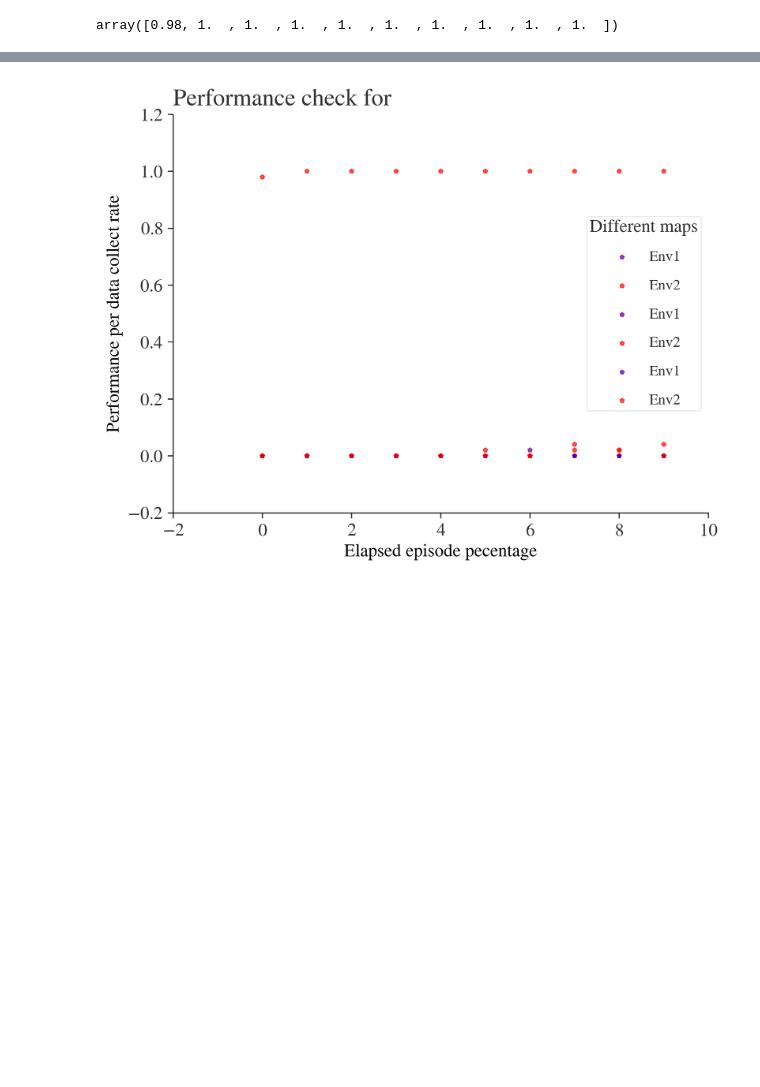
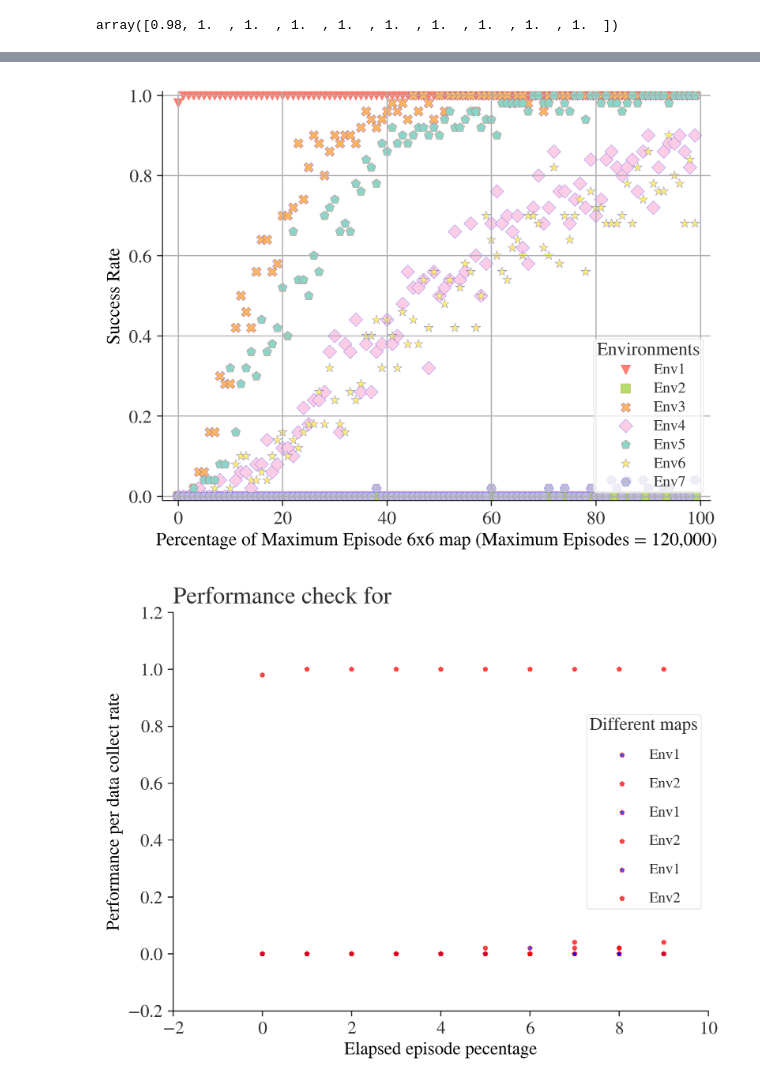
Before and after one commit to amirhnourian/Open_AI_Frozenlake, a Jupyter notebook: 5x5_map.ipynb, the cells around one changed output, grey strips where cells are left out. Cells and saved outputs as stored; diff of their text form; code cells hidden in the pictures; blank space fills up the shorter version.

```diff
--- a/5x5_map.ipynb
+++ b/5x5_map.ipynb
@@ -911,3 +871,92 @@ plt.show()
+# %%
+import matplotlib.pyplot as plt
+import matplotlib as mpl
+import numpy as np
+import csv
+
+
+fig, ax = plt.subplots()
+
+plt.style.use('plot_style.txt')
+data_points = 100
+data_points_array = np.array(list(range(0,int(data_points))))
+
+success_list_1 = []
+success_list_2 = []
+success_list_3 = []
+success_list_4 = []
+success_list_5 = []
+success_list_6 = []
+success_list_7 = []
+
+#  results for 5x5 map
+success_list_1 = [0.98,1.0,1.0,1.0,1.0,1.0,1.0,1.0,1.0,1.0,1.0,1.0,1.0,1.0,1.0,1.0,1.0,1.0,1.0,1.0,1.0,1.0,1.0,1.0,1.0,1.0,1.0,1.0,1.0,1.0,1.0,1.0,1.0,1.0,1.0,1.0,1.0,1.0,1.0,1.0,1.0,1.0,1.0,1.0,1.0,1.0,1.0,1.0,1.0,1.0,1.0,1.0,1.0,1.0,1.0,1.0,1.0,1.0,1.0,1.0,1.0,1.0,1.0,1.0,1.0,1.0,1.0,1.0,1.0,1.0,1.0,1.0,1.0,1.0,1.0,1.0,1.0,1.0,1.0,1.0,1.0,1.0,1.0,1.0,1.0,1.0,1.0,1.0,1.0,1.0,1.0,1.0,1.0,1.0,1.0,1.0,1.0,1.0,1.0,1.0
+]
+success_list_2 = [0.0,0.0,0.0,0.0,0.0,0.0,0.0,0.0,0.0,0.0,0.0,0.0,0.0,0.0,0.0,0.0,0.0,0.0,0.0,0.0,0.0,0.0,0.0,0.0,0.0,0.0,0.0,0.0,0.0,0.0,0.0,0.0,0.0,0.0,0.0,0.0,0.0,0.0,0.0,0.0,0.0,0.0,0.0,0.0,0.0,0.0,0.0,0.0,0.0,0.0,0.0,0.0,0.0,0.0,0.0,0.0,0.0,0.0,0.0,0.0,0.0,0.0,0.0,0.0,0.0,0.0,0.0,0.0,0.0,0.0,0.0,0.0,0.0,0.0,0.0,0.0,0.0,0.0,0.0,0.0,0.0,0.0,0.0,0.0,0.0,0.0,0.0,0.0,0.0,0.0,0.0,0.0,0.0,0.0,0.0,0.0,0.0,0.0,0.0,0.0
+]
+success_list_3 = [0.2,0.7,0.94,0.98,0.98,1.0,1.0,1.0,1.0,1.0,1.0,1.0,1.0,1.0,1.0,1.0,1.0,1.0,1.0,1.0,1.0,1.0,1.0,1.0,1.0,1.0,1.0,1.0,1.0,1.0,1.0,1.0,1.0,1.0,1.0,1.0,1.0,1.0,1.0,1.0,1.0,1.0,1.0,1.0,1.0,1.0,1.0,1.0,1.0,1.0,1.0,1.0,1.0,1.0,1.0,1.0,1.0,1.0,1.0,1.0,1.0,1.0,1.0,1.0,1.0,1.0,1.0,1.0,1.0,1.0,1.0,1.0,1.0,1.0,1.0,1.0,1.0,1.0,1.0,1.0,1.0,1.0,1.0,1.0,1.0,1.0,1.0,1.0,1.0,1.0,1.0,1.0,1.0,1.0,1.0,1.0,1.0,1.0,1.0,1.0
+]
+success_list_4 = [0.02,0.24,0.38,0.52,0.58,0.8,0.76,0.78,0.84,0.96,0.88,0.98,0.98,1.0,1.0,0.98,1.0,0.96,0.98,1.0,1.0,1.0,1.0,1.0,1.0,1.0,1.0,0.98,1.0,1.0,1.0,1.0,1.0,1.0,1.0,1.0,1.0,1.0,1.0,1.0,1.0,1.0,1.0,1.0,1.0,1.0,1.0,1.0,1.0,1.0,1.0,1.0,1.0,1.0,1.0,1.0,1.0,1.0,1.0,1.0,1.0,1.0,1.0,1.0,1.0,1.0,1.0,1.0,1.0,1.0,1.0,1.0,1.0,1.0,1.0,1.0,1.0,1.0,1.0,1.0,1.0,1.0,1.0,1.0,1.0,1.0,1.0,1.0,1.0,1.0,1.0,1.0,1.0,1.0,1.0,1.0,1.0,1.0,1.0,1.0
+]
+success_list_5 = [0.0,0.14,0.38,0.5,0.62,0.72,0.86,0.8,0.9,0.96,0.98,0.94,0.94,1.0,0.96,1.0,0.98,1.0,1.0,1.0,1.0,1.0,1.0,1.0,1.0,1.0,1.0,1.0,1.0,1.0,1.0,1.0,1.0,1.0,1.0,1.0,1.0,1.0,1.0,1.0,1.0,1.0,1.0,1.0,1.0,1.0,1.0,1.0,1.0,1.0,1.0,1.0,1.0,1.0,1.0,1.0,1.0,1.0,1.0,1.0,1.0,1.0,1.0,1.0,1.0,1.0,1.0,1.0,1.0,1.0,1.0,1.0,1.0,1.0,1.0,1.0,1.0,1.0,1.0,1.0,1.0,1.0,1.0,1.0,1.0,1.0,1.0,1.0,1.0,1.0,1.0,1.0,1.0,1.0,1.0,1.0,1.0,1.0,1.0,1.0
+]
+success_list_6 = [0.02,0.06,0.08,0.16,0.24,0.42,0.42,0.44,0.64,0.72,0.68,0.82,0.76,0.74,0.82,0.78,0.86,0.84,0.88,0.86,0.92,0.94,0.94,0.9,0.96,0.94,0.92,1.0,0.98,0.98,1.0,1.0,0.9,0.94,0.96,0.98,1.0,1.0,1.0,0.98,1.0,1.0,1.0,0.98,1.0,1.0,1.0,1.0,1.0,1.0,1.0,0.98,1.0,1.0,1.0,1.0,1.0,1.0,1.0,1.0,1.0,1.0,1.0,1.0,1.0,1.0,1.0,1.0,1.0,1.0,1.0,1.0,1.0,1.0,1.0,1.0,1.0,1.0,1.0,1.0,1.0,1.0,1.0,1.0,1.0,1.0,1.0,1.0,1.0,1.0,1.0,1.0,1.0,1.0,1.0,1.0,1.0,1.0,1.0,1.0
+]
+success_list_7 = [0.0,0.0,0.0,0.0,0.02,0.0,0.0,0.02,0.02,0.02,0.02,0.04,0.04,0.02,0.08,0.1,0.1,0.14,0.12,0.04,0.08,0.12,0.1,0.14,0.16,0.08,0.22,0.24,0.22,0.2,0.22,0.28,0.24,0.2,0.42,0.3,0.22,0.38,0.44,0.38,0.28,0.36,0.4,0.5,0.44,0.36,0.3,0.4,0.36,0.48,0.48,0.36,0.46,0.42,0.7,0.5,0.44,0.56,0.44,0.66,0.64,0.58,0.62,0.62,0.56,0.62,0.6,0.5,0.6,0.64,0.62,0.5,0.64,0.54,0.6,0.62,0.72,0.62,0.64,0.56,0.74,0.62,0.8,0.78,0.68,0.7,0.68,0.72,0.64,0.74,0.72,0.74,0.72,0.68,0.8,0.78,0.78,0.68,0.82,0.76
+]
+# results for 4x4 map
+success_list_1 = [0.98,1.0,1.0,1.0,1.0,1.0,1.0,1.0,1.0,1.0,1.0,1.0,1.0,1.0,1.0,1.0,1.0,1.0,1.0,1.0,1.0,1.0,1.0,1.0,1.0,1.0,1.0,1.0,1.0,1.0,1.0,1.0,1.0,1.0,1.0,1.0,1.0,1.0,1.0,1.0,1.0,1.0,1.0,1.0,1.0,1.0,1.0,1.0,1.0,1.0,1.0,1.0,1.0,1.0,1.0,1.0,1.0,1.0,1.0,1.0,1.0,1.0,1.0,1.0,1.0,1.0,1.0,1.0,1.0,1.0,1.0,1.0,1.0,1.0,1.0,1.0,1.0,1.0,1.0,1.0,1.0,1.0,1.0,1.0,1.0,1.0,1.0,1.0,1.0,1.0,1.0,1.0,1.0,1.0,1.0,1.0,1.0,1.0,1.0,1.0
+]
+success_list_2 = [0.6,0.96,1.0,1.0,1.0,1.0,1.0,1.0,1.0,1.0,1.0,1.0,1.0,1.0,1.0,1.0,1.0,1.0,1.0,1.0,1.0,1.0,1.0,1.0,1.0,1.0,1.0,1.0,1.0,1.0,1.0,1.0,1.0,1.0,1.0,1.0,1.0,1.0,1.0,1.0,1.0,1.0,1.0,1.0,1.0,1.0,1.0,1.0,1.0,1.0,1.0,1.0,1.0,1.0,1.0,1.0,1.0,1.0,1.0,1.0,1.0,1.0,1.0,1.0,1.0,1.0,1.0,1.0,1.0,1.0,1.0,1.0,1.0,1.0,1.0,1.0,1.0,1.0,1.0,1.0,1.0,1.0,1.0,1.0,1.0,1.0,1.0,1.0,1.0,1.0,1.0,1.0,1.0,1.0,1.0,1.0,1.0,1.0,1.0,1.0
+]
+success_list_3 = [0.6,0.96,1.0,1.0,1.0,1.0,1.0,1.0,1.0,1.0,1.0,1.0,1.0,1.0,1.0,1.0,1.0,1.0,1.0,1.0,1.0,1.0,1.0,1.0,1.0,1.0,1.0,1.0,1.0,1.0,1.0,1.0,1.0,1.0,1.0,1.0,1.0,1.0,1.0,1.0,1.0,1.0,1.0,1.0,1.0,1.0,1.0,1.0,1.0,1.0,1.0,1.0,1.0,1.0,1.0,1.0,1.0,1.0,1.0,1.0,1.0,1.0,1.0,1.0,1.0,1.0,1.0,1.0,1.0,1.0,1.0,1.0,1.0,1.0,1.0,1.0,1.0,1.0,1.0,1.0,1.0,1.0,1.0,1.0,1.0,1.0,1.0,1.0,1.0,1.0,1.0,1.0,1.0,1.0,1.0,1.0,1.0,1.0,1.0,1.0
+]
+success_list_4 = [0.08,0.34,0.56,0.68,0.76,0.88,0.94,0.94,0.96,0.98,1.0,1.0,1.0,1.0,1.0,1.0,1.0,1.0,0.98,1.0,1.0,1.0,1.0,1.0,1.0,1.0,1.0,1.0,1.0,1.0,1.0,1.0,1.0,1.0,1.0,1.0,1.0,1.0,1.0,1.0,1.0,1.0,1.0,1.0,1.0,1.0,1.0,1.0,1.0,1.0,1.0,1.0,1.0,1.0,1.0,1.0,1.0,1.0,1.0,1.0,1.0,1.0,1.0,1.0,1.0,1.0,1.0,1.0,1.0,1.0,1.0,1.0,1.0,1.0,1.0,1.0,1.0,1.0,1.0,1.0,1.0,1.0,1.0,1.0,1.0,1.0,1.0,1.0,1.0,1.0,1.0,1.0,1.0,1.0,1.0,1.0,1.0,1.0,1.0,1.0
+]
+success_list_5 = [0.32,0.9,0.98,0.98,1.0,1.0,1.0,1.0,1.0,1.0,1.0,1.0,1.0,1.0,1.0,1.0,1.0,1.0,1.0,1.0,1.0,1.0,1.0,1.0,1.0,1.0,1.0,1.0,1.0,1.0,1.0,1.0,1.0,1.0,1.0,1.0,1.0,1.0,1.0,1.0,1.0,1.0,1.0,1.0,1.0,1.0,1.0,1.0,1.0,1.0,1.0,1.0,1.0,1.0,1.0,1.0,1.0,1.0,1.0,1.0,1.0,1.0,1.0,1.0,1.0,1.0,1.0,1.0,1.0,1.0,1.0,1.0,1.0,1.0,1.0,1.0,1.0,1.0,1.0,1.0,1.0,1.0,1.0,1.0,1.0,1.0,1.0,1.0,1.0,1.0,1.0,1.0,1.0,1.0,1.0,1.0,1.0,1.0,1.0,1.0
+]
+success_list_6 = [0.06,0.32,0.44,0.64,0.78,0.82,0.9,0.92,0.96,0.94,0.96,0.96,0.98,0.98,1.0,1.0,1.0,1.0,1.0,0.98,1.0,1.0,1.0,1.0,1.0,1.0,1.0,1.0,1.0,1.0,1.0,1.0,1.0,1.0,1.0,1.0,1.0,1.0,1.0,1.0,1.0,1.0,1.0,1.0,1.0,1.0,1.0,1.0,1.0,1.0,1.0,1.0,1.0,1.0,1.0,1.0,1.0,1.0,1.0,1.0,1.0,1.0,1.0,1.0,1.0,1.0,1.0,1.0,1.0,1.0,1.0,1.0,1.0,1.0,1.0,1.0,1.0,1.0,1.0,1.0,1.0,1.0,1.0,1.0,1.0,1.0,1.0,1.0,1.0,1.0,1.0,1.0,1.0,1.0,1.0,1.0,1.0,1.0,1.0,1.0
+]
+success_list_7 = [0.0,0.0,0.06,0.06,0.12,0.2,0.18,0.2,0.3,0.38,0.38,0.48,0.46,0.66,0.7,0.56,0.66,0.76,0.78,0.8,0.8,0.84,0.72,0.76,0.8,0.82,0.78,0.9,0.9,0.84,0.88,0.9,0.9,0.92,0.94,0.94,0.94,0.94,0.96,0.96,0.94,0.98,0.94,0.94,0.98,0.98,0.96,0.98,0.98,0.98,1.0,0.98,0.96,0.98,0.98,0.98,0.98,0.98,0.98,1.0,1.0,1.0,1.0,1.0,1.0,1.0,1.0,1.0,1.0,1.0,1.0,0.98,1.0,1.0,1.0,1.0,1.0,1.0,1.0,1.0,1.0,1.0,1.0,1.0,1.0,1.0,1.0,1.0,1.0,1.0,1.0,0.98,1.0,1.0,1.0,1.0,1.0,1.0,1.0,1.0
+]
+# results for 6x6
+
+success_list_1 = [0.98, 1.0, 1.0, 1.0, 1.0, 1.0, 1.0, 1.0, 1.0, 1.0, 1.0, 1.0, 1.0, 1.0, 1.0, 1.0, 1.0, 1.0, 1.0, 1.0, 1.0, 1.0, 1.0, 1.0, 1.0, 1.0, 1.0, 1.0, 1.0, 1.0, 1.0, 1.0, 1.0, 1.0, 1.0, 1.0, 1.0, 1.0, 1.0, 1.0, 1.0, 1.0, 1.0, 1.0, 1.0, 1.0, 1.0, 1.0, 1.0, 1.0, 1.0, 1.0, 1.0, 1.0, 1.0, 1.0, 1.0, 1.0, 1.0, 1.0, 1.0, 1.0, 1.0, 1.0, 1.0, 1.0, 1.0, 1.0, 1.0, 1.0, 1.0, 1.0, 1.0, 1.0, 1.0, 1.0, 1.0, 1.0, 1.0, 1.0, 1.0, 1.0, 1.0, 1.0, 1.0, 1.0, 1.0, 1.0, 1.0, 1.0, 1.0, 1.0, 1.0, 1.0, 1.0, 1.0, 1.0, 1.0, 1.0, 1.0
+]
+success_list_2 = [0.0, 0.0, 0.0, 0.0, 0.0, 0.0, 0.0, 0.0, 0.0, 0.0, 0.0, 0.0, 0.0, 0.0, 0.0, 0.0, 0.0, 0.0, 0.0, 0.0, 0.0, 0.0, 0.0, 0.0, 0.0, 0.0, 0.0, 0.0, 0.0, 0.0, 0.0, 0.0, 0.0, 0.0, 0.0, 0.0, 0.0, 0.0, 0.0, 0.0, 0.0, 0.0, 0.0, 0.0, 0.0, 0.0, 0.0, 0.0, 0.0, 0.0, 0.0, 0.0, 0.0, 0.0, 0.0, 0.0, 0.0, 0.0, 0.0, 0.0, 0.0, 0.0, 0.0, 0.0, 0.0, 0.0, 0.0, 0.0, 0.0, 0.0, 0.0, 0.0, 0.0, 0.0, 0.0, 0.0, 0.0, 0.0, 0.0, 0.0, 0.0, 0.0, 0.0, 0.0, 0.0, 0.0, 0.0, 0.0, 0.0, 0.0, 0.0, 0.0, 0.0, 0.0, 0.0, 0.0, 0.0, 0.0, 0.0, 0.0
+]
+success_list_3 = [0.0, 0.0, 0.0, 0.02, 0.06, 0.06, 0.16, 0.16, 0.3, 0.28, 0.28, 0.42, 0.5, 0.46, 0.42, 0.56, 0.64, 0.64, 0.56, 0.58, 0.7, 0.7, 0.72, 0.88, 0.74, 0.82, 0.9, 0.88, 0.8, 0.86, 0.9, 0.88, 0.9, 0.9, 0.88, 0.92, 0.96, 0.94, 0.92, 0.94, 0.96, 0.98, 0.96, 0.98, 0.94, 1.0, 0.96, 1.0, 0.98, 0.94, 1.0, 0.96, 1.0, 1.0, 1.0, 1.0, 1.0, 0.96, 1.0, 1.0, 1.0, 1.0, 1.0, 1.0, 0.98, 1.0, 1.0, 0.98, 1.0, 1.0, 0.96, 1.0, 1.0, 1.0, 1.0, 1.0, 1.0, 1.0, 1.0, 1.0, 1.0, 1.0, 1.0, 1.0, 1.0, 1.0, 1.0, 1.0, 1.0, 1.0, 1.0, 1.0, 1.0, 1.0, 1.0, 1.0, 1.0, 1.0, 1.0, 1.0
+]
+success_list_4 = [0.0, 0.0, 0.0, 0.0, 0.02, 0.0, 0.0, 0.0, 0.04, 0.0, 0.0, 0.04, 0.06, 0.06, 0.02, 0.08, 0.08, 0.14, 0.06, 0.08, 0.12, 0.12, 0.1, 0.16, 0.22, 0.18, 0.24, 0.24, 0.26, 0.36, 0.4, 0.16, 0.38, 0.36, 0.44, 0.26, 0.38, 0.26, 0.36, 0.38, 0.44, 0.38, 0.4, 0.48, 0.56, 0.52, 0.52, 0.54, 0.32, 0.56, 0.5, 0.52, 0.54, 0.66, 0.54, 0.56, 0.68, 0.6, 0.5, 0.58, 0.68, 0.76, 0.68, 0.7, 0.66, 0.7, 0.62, 0.58, 0.72, 0.8, 0.68, 0.72, 0.86, 0.76, 0.76, 0.68, 0.74, 0.78, 0.72, 0.84, 0.7, 0.74, 0.84, 0.86, 0.82, 0.8, 0.82, 0.84, 0.76, 0.86, 0.9, 0.72, 0.82, 0.86, 0.88, 0.88, 0.9, 0.86, 0.82, 0.9
+]
+success_list_5 = [0.0, 0.0, 0.0, 0.02, 0.0, 0.04, 0.04, 0.04, 0.08, 0.08, 0.32, 0.16, 0.28, 0.32, 0.36, 0.3, 0.44, 0.36, 0.38, 0.42, 0.52, 0.4, 0.66, 0.54, 0.54, 0.5, 0.6, 0.56, 0.7, 0.72, 0.74, 0.66, 0.68, 0.66, 0.78, 0.76, 0.84, 0.82, 0.78, 0.88, 0.86, 0.92, 0.88, 0.9, 0.88, 0.9, 0.92, 0.92, 0.9, 0.92, 0.9, 0.94, 0.96, 0.92, 0.92, 0.94, 0.96, 0.96, 0.92, 0.94, 0.94, 0.9, 0.98, 0.98, 0.98, 0.98, 0.98, 0.96, 1.0, 1.0, 0.98, 0.98, 1.0, 0.96, 0.98, 0.96, 1.0, 1.0, 0.94, 1.0, 1.0, 0.98, 1.0, 0.98, 0.98, 0.96, 0.98, 1.0, 0.98, 1.0, 1.0, 1.0, 1.0, 1.0, 0.98, 1.0, 1.0, 1.0, 1.0, 1.0
+]
+success_list_6 = [0.0, 0.0, 0.0, 0.0, 0.0, 0.0, 0.0, 0.02, 0.0, 0.0, 0.02, 0.08, 0.1, 0.1, 0.04, 0.04, 0.06, 0.04, 0.1, 0.14, 0.16, 0.1, 0.14, 0.12, 0.16, 0.18, 0.18, 0.26, 0.18, 0.32, 0.24, 0.18, 0.16, 0.26, 0.24, 0.28, 0.4, 0.4, 0.44, 0.32, 0.44, 0.4, 0.32, 0.46, 0.38, 0.44, 0.38, 0.54, 0.42, 0.56, 0.5, 0.48, 0.54, 0.42, 0.52, 0.58, 0.56, 0.42, 0.5, 0.7, 0.64, 0.6, 0.56, 0.54, 0.62, 0.64, 0.6, 0.7, 0.7, 0.68, 0.62, 0.6, 0.82, 0.58, 0.7, 0.64, 0.7, 0.74, 0.56, 0.76, 0.72, 0.72, 0.68, 0.68, 0.68, 0.7, 0.78, 0.68, 0.82, 0.74, 0.86, 0.78, 0.76, 0.76, 0.9, 0.8, 0.78, 0.68, 0.84, 0.68
+]
+success_list_7 = [0.0,0.0,0.0,0.0,0.0,0.0,0.0,0.0,0.0,0.0,0.0,0.0,0.0,0.0,0.0,0.0,0.0,0.0,0.0,0.0,0.0,0.0,0.0,0.0,0.0,0.0,0.0,0.0,0.0,0.0,0.0,0.0,0.0,0.0,0.0,0.0,0.0,0.0,0.02,0.0,0.0,0.0,0.0,0.0,0.0,0.0,0.0,0.0,0.0,0.0,0.0,0.0,0.0,0.0,0.0,0.0,0.0,0.0,0.0,0.0,0.02,0.0,0.0,0.0,0.0,0.0,0.0,0.0,0.0,0.0,0.0,0.02,0.0,0.0,0.02,0.0,0.0,0.0,0.0,0.02,0.0,0.0,0.0,0.04,0.02,0.0,0.04,0.0,0.0,0.04,0.02,0.0,0.0,0.02,0.02,0.0,0.0,0.0,0.0,0.04
+]
+# ploting
+plt.margins(0.03,0.01)
+
+
+plt.scatter(data_points_array,success_list_1,c='C1',edgecolor ="red",linewidths=0.1,marker='v',s=40, alpha=1,label='Env1')
+plt.scatter(data_points_array,success_list_2,c='C2',edgecolor ="green",linewidths=0.1,marker='s',s=40, alpha=1,label='Env2')
+plt.scatter(data_points_array,success_list_3,c='C3',edgecolor ="blue",linewidths=0.1,marker='X',s=40, alpha=1,label='Env3')
+plt.scatter(data_points_array,success_list_4,c='C4',edgecolor ="blue",linewidths=0.1,marker='D',s=40, alpha=1,label='Env4')
+plt.scatter(data_points_array,success_list_5,c='C5',edgecolor ="red",linewidths=0.1,marker='p',s=40, alpha=1,label='Env5')
+plt.scatter(data_points_array,success_list_6,c='C6',edgecolor ="blue",linewidths=0.1,marker='*',s=40, alpha=1,label='Env6')
+plt.scatter(data_points_array,success_list_7,c='C7',edgecolor ="blue",linewidths=0.1,marker='H',s=40, alpha=1,label='Env7')
+
+
+plt.xlabel('Percentage of Maximum Episode 6x6 map (Maximum Episodes = 120,000)')
+plt.ylabel('Success Rate')
+
+leg = ax.legend(scatterpoints=1, frameon=True, labelspacing=0.3, title='Environments',loc='lower right')
+
+plt.grid()
+plt.show()
+# %% [output]
+[figure, added]
 # %%
 import matplotlib.pyplot as plt
 import matplotlib as mpl
```
Also changed, not shown: parts of 2 cells of this notebook, 4 other files.
